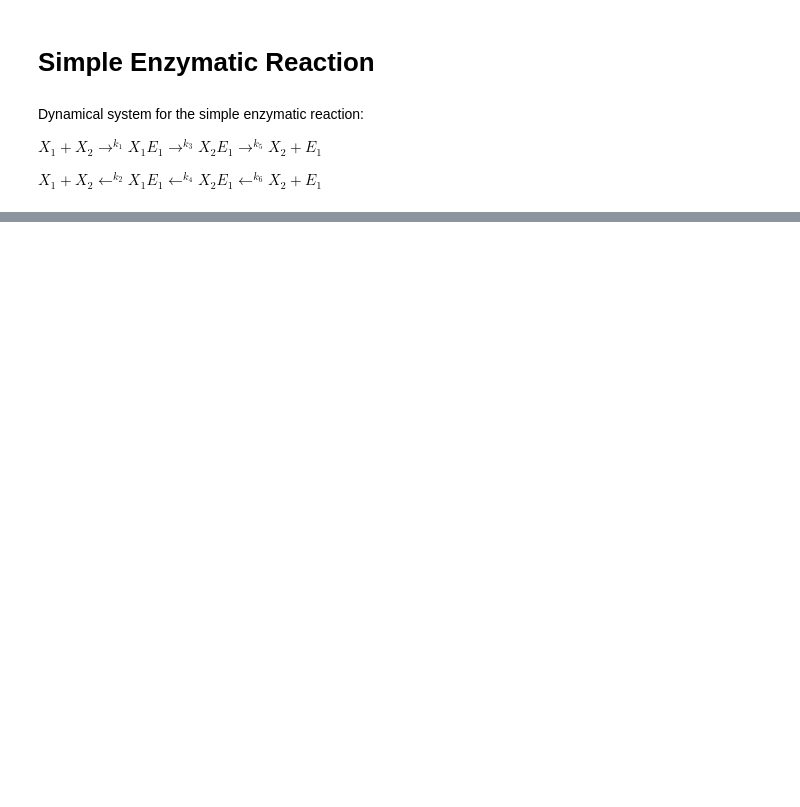
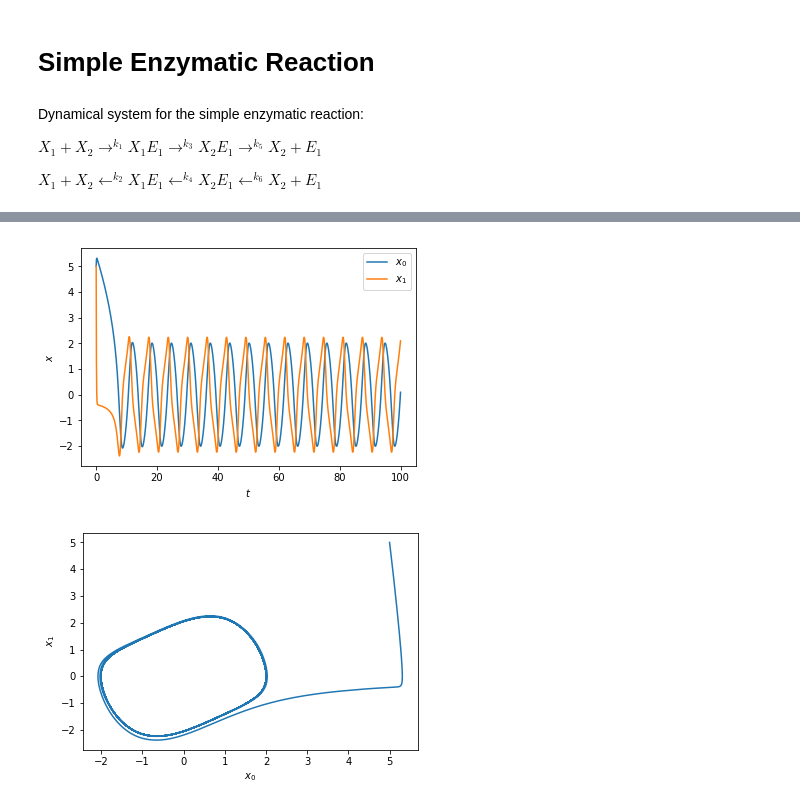
Before and after one commit to data-driven-dynamical-systems/Andre, a Jupyter notebook: dynamical_models.ipynb, the cells around one changed output, grey strips where cells are left out. Drawn from its saved outputs; the diff is of its cells as text; code cells hidden in the pictures; blank space fills up the shorter version.

```diff
--- a/dynamical_models.ipynb
+++ b/dynamical_models.ipynb
@@ -340,0 +510,11 @@ chemical_obj.trajectory_plot()
+# %%
+x0 = np.array([5.0, 5.0])
+dt = 0.01
+tmax = 100.0
+vdp =van_der_pol(0.5)
+sol = vdp.integrate(tinit,tmax,dt,x0)
+vdp.evolution_plot()
+vdp.trajectory_plot()
+# %% [output]
+[figure, added]
+[figure, added]
```
Also changed, not shown: parts of 9 cells of this notebook.
